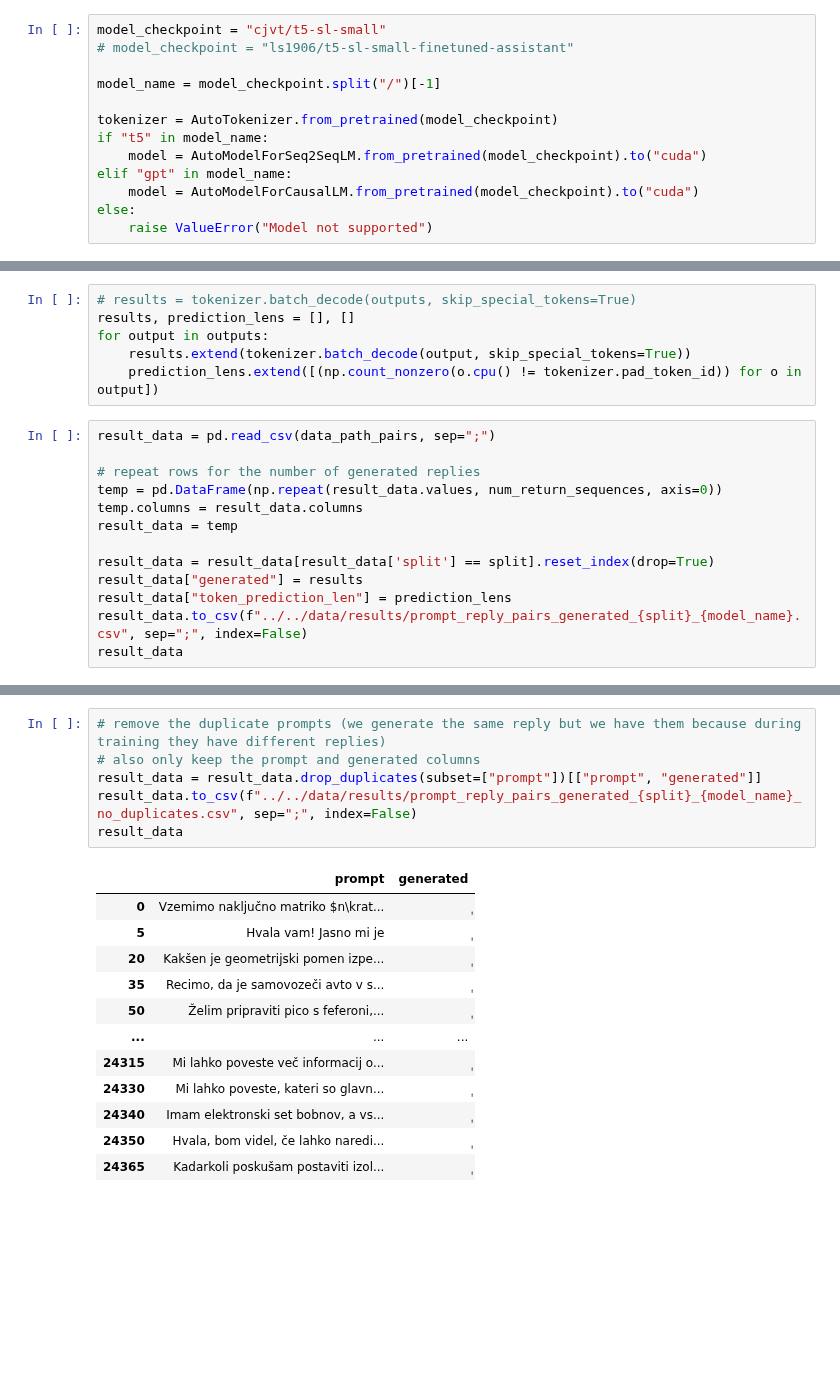
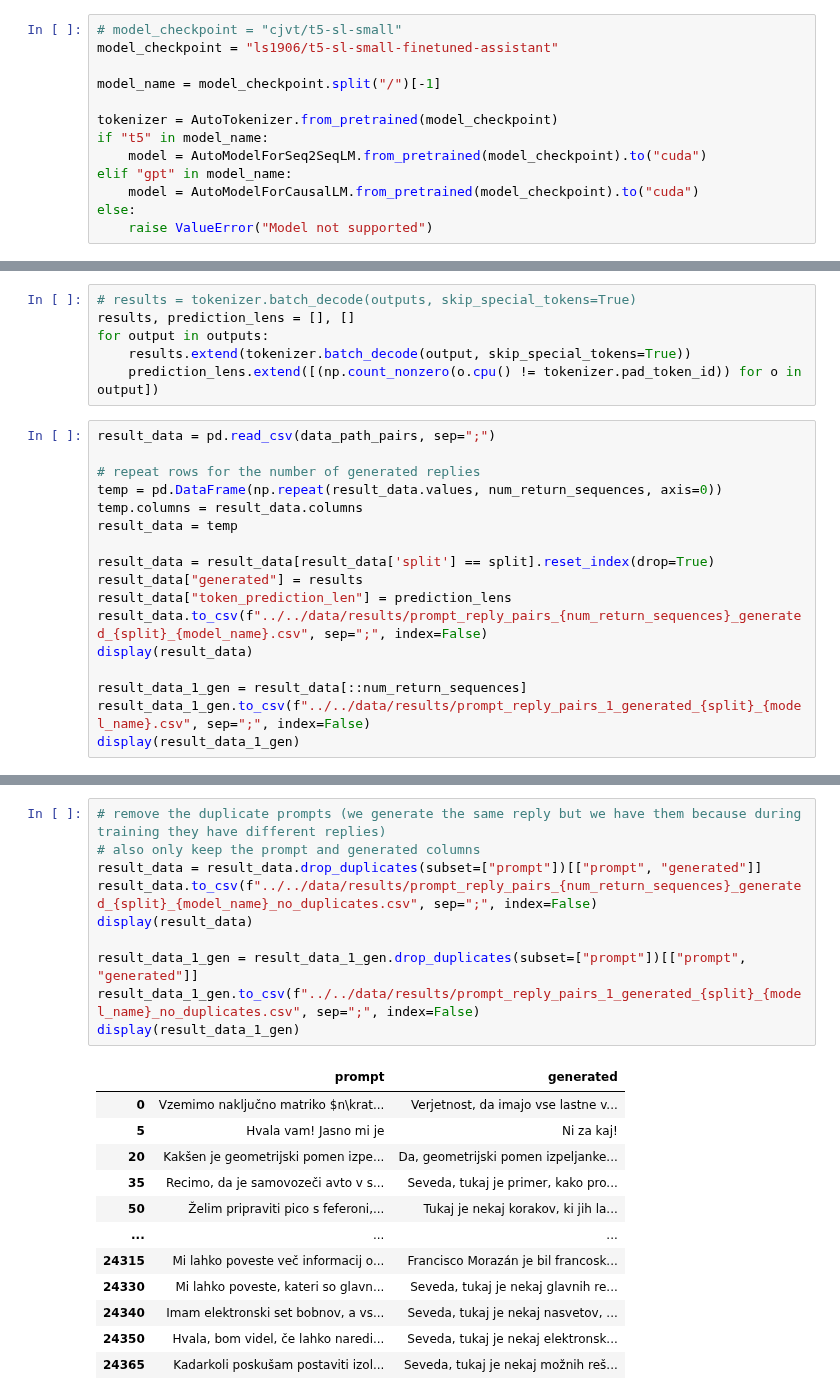
Before and after one commit to UL-FRI-NLP-Course-2022-23/nlp-course-vlr-hsj, a Jupyter notebook: notebooks/evaluation/generate_results.ipynb, the cells around one changed output, grey strips where cells are left out. Drawn from its saved outputs; the diff is of its cells as text; blank space fills up the shorter version.

```diff
--- a/notebooks/evaluation/generate_results.ipynb
+++ b/notebooks/evaluation/generate_results.ipynb
@@ -19,6 +20,6 @@ data_path_pairs = '../../data/processed/prompt_reply_pairs.csv'
 # %%
-model_checkpoint = "cjvt/t5-sl-small"
-# model_checkpoint = "ls1906/t5-sl-small-finetuned-assistant"
+# model_checkpoint = "cjvt/t5-sl-small"
+model_checkpoint = "ls1906/t5-sl-small-finetuned-assistant"
 
 model_name = model_checkpoint.split("/")[-1]
 
@@ -138,7 +137,11 @@ result_data = temp
 result_data = result_data[result_data['split'] == split].reset_index(drop=True)
 result_data["generated"] = results
 result_data["token_prediction_len"] = prediction_lens
-result_data.to_csv(f"../../data/results/prompt_reply_pairs_generated_{split}_{model_name}.csv", sep=";", index=False)
-result_data
+result_data.to_csv(f"../../data/results/prompt_reply_pairs_{num_return_sequences}_generated_{split}_{model_name}.csv", sep=";", index=False)
+display(result_data)
+
+result_data_1_gen = result_data[::num_return_sequences]
+result_data_1_gen.to_csv(f"../../data/results/prompt_reply_pairs_1_generated_{split}_{model_name}.csv", sep=";", index=False)
+display(result_data_1_gen)
 # %% [output]
 |  | prompt | reply | rank | split | generated | token_prediction_len |
@@ -157,20 +173,24 @@ result_data
 # %%
 # remove the duplicate prompts (we generate the same reply but we have them because during training they have different replies)
 # also only keep the prompt and generated columns
 result_data = result_data.drop_duplicates(subset=["prompt"])[["prompt", "generated"]]
-result_data.to_csv(f"../../data/results/prompt_reply_pairs_generated_{split}_{model_name}_no_duplicates.csv", sep=";", index=False)
-result_data
+result_data.to_csv(f"../../data/results/prompt_reply_pairs_{num_return_sequences}_generated_{split}_{model_name}_no_duplicates.csv", sep=";", index=False)
+display(result_data)
+
+result_data_1_gen = result_data_1_gen.drop_duplicates(subset=["prompt"])[["prompt", "generated"]]
+result_data_1_gen.to_csv(f"../../data/results/prompt_reply_pairs_1_generated_{split}_{model_name}_no_duplicates.csv", sep=";", index=False)
+display(result_data_1_gen)
 # %% [output]
 |  | prompt | generated |
-| 0 | Vzemimo naključno matriko $n\krat... | ݄ |
-| 5 | Hvala vam! Jasno mi je | ݄ |
-| 20 | Kakšen je geometrijski pomen izpe... | ݄ |
-| 35 | Recimo, da je samovozeči avto v s... | ݄ |
-| 50 | Želim pripraviti pico s feferoni,... | ݄ |
+| 0 | Vzemimo naključno matriko $n\krat... | Verjetnost, da imajo vse lastne v... |
+| 5 | Hvala vam! Jasno mi je | Ni za kaj! |
+| 20 | Kakšen je geometrijski pomen izpe... | Da, geometrijski pomen izpeljanke... |
+| 35 | Recimo, da je samovozeči avto v s... | Seveda, tukaj je primer, kako pro... |
+| 50 | Želim pripraviti pico s feferoni,... | Tukaj je nekaj korakov, ki jih la... |
 | ... | ... | ... |
-| 24315 | Mi lahko poveste več informacij o... | ݄ |
-| 24330 | Mi lahko poveste, kateri so glavn... | ݄ |
-| 24340 | Imam elektronski set bobnov, a vs... | ݄ |
-| 24350 | Hvala, bom videl, če lahko naredi... | ݄ |
-| 24365 | Kadarkoli poskušam postaviti izol... | ݄ |
+| 24315 | Mi lahko poveste več informacij o... | Francisco Morazán je bil francosk... |
+| 24330 | Mi lahko poveste, kateri so glavn... | Seveda, tukaj je nekaj glavnih re... |
+| 24340 | Imam elektronski set bobnov, a vs... | Seveda, tukaj je nekaj nasvetov, ... |
+| 24350 | Hvala, bom videl, če lahko naredi... | Seveda, tukaj je nekaj elektronsk... |
+| 24365 | Kadarkoli poskušam postaviti izol... | Seveda, tukaj je nekaj možnih reš... |
 1882 rows × 2 columns
```
Also changed, not shown: parts of 4 cells of this notebook, 4 other files.
